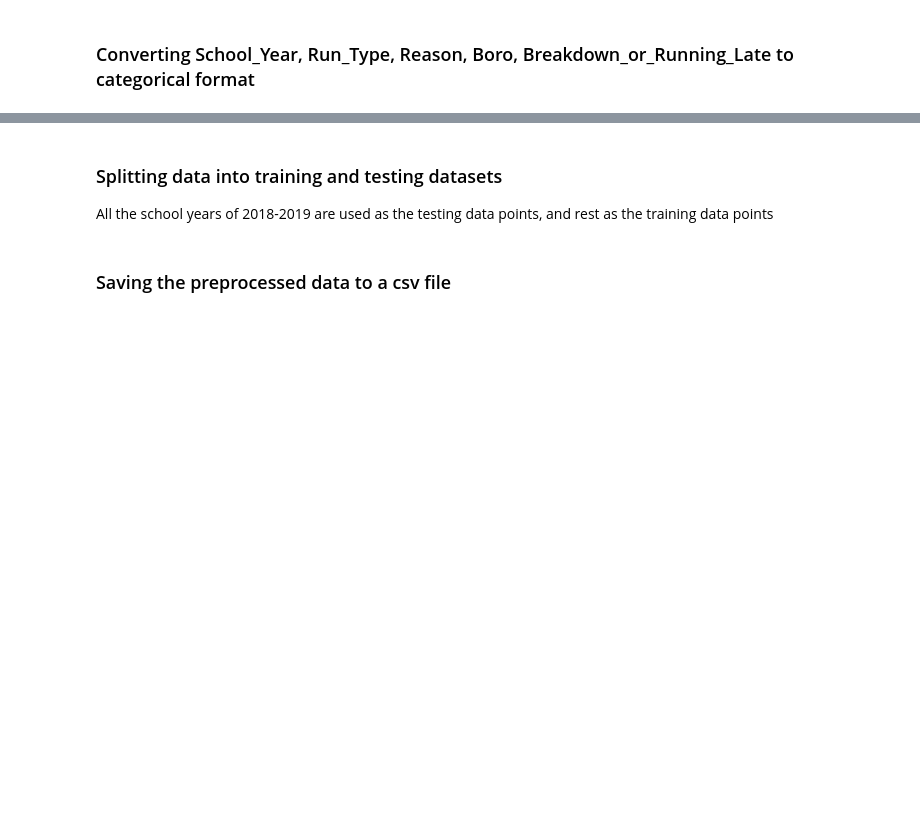
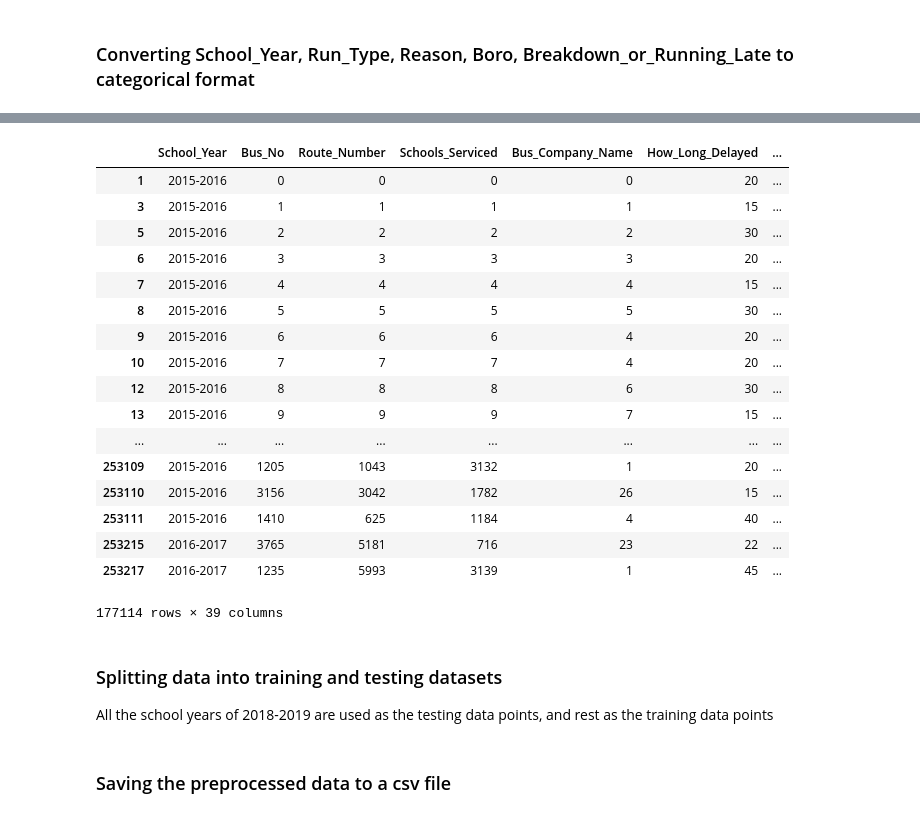
Before and after one commit to dhruvsharma15/bus_delay_prediction, a Jupyter notebook: data_preprocessing.ipynb, the cells around one changed output, grey strips where cells are left out. Saved outputs shown, nothing was run; the diff lists cells and outputs as text; code cells hidden in the pictures; blank space fills up the shorter version.

```diff
--- a/data_preprocessing.ipynb
+++ b/data_preprocessing.ipynb
@@ -333,0 +462,40 @@ Name: School_Year, dtype: int64
+# %%
+bus_no_unique = subsampled_data['Bus_No'].unique()
+bus_no_dict = { bus_no_unique[i]:i for i in range(0, len(bus_no_unique) ) }
+
+route_no_unique = subsampled_data['Route_Number'].unique()
+route_no_dict = { route_no_unique[i]:i for i in range(0, len(route_no_unique) ) }
+
+school_no_unique = subsampled_data['Schools_Serviced'].unique()
+school_no_dict = { school_no_unique[i]:i for i in range(0, len(school_no_unique) ) }
+
+bus_company_unique = subsampled_data['Bus_Company_Name'].unique()
+bus_company_dict = { bus_company_unique[i]:i for i in range(0, len(bus_company_unique) ) }
+# %%
+def to_int(val, int_dict):
+    return int_dict[val]
+
+subsampled_data.Bus_No = subsampled_data.Bus_No.apply(to_int, args = [bus_no_dict])
+subsampled_data.Route_Number = subsampled_data.Route_Number.apply(to_int, args = [route_no_dict])
+subsampled_data.Schools_Serviced = subsampled_data.Schools_Serviced.apply(to_int, args = [school_no_dict])
+subsampled_data.Bus_Company_Name = subsampled_data.Bus_Company_Name.apply(to_int, args = [bus_company_dict])
+subsampled_data
+# %% [output]
+|  | School_Year | Bus_No | Route_Number | Schools_Serviced | Bus_Company_Name | How_Long_Delayed | ... |
+| 1 | 2015-2016 | 0 | 0 | 0 | 0 | 20 | ... |
+| 3 | 2015-2016 | 1 | 1 | 1 | 1 | 15 | ... |
+| 5 | 2015-2016 | 2 | 2 | 2 | 2 | 30 | ... |
+| 6 | 2015-2016 | 3 | 3 | 3 | 3 | 20 | ... |
+| 7 | 2015-2016 | 4 | 4 | 4 | 4 | 15 | ... |
+| 8 | 2015-2016 | 5 | 5 | 5 | 5 | 30 | ... |
+| 9 | 2015-2016 | 6 | 6 | 6 | 4 | 20 | ... |
+| 10 | 2015-2016 | 7 | 7 | 7 | 4 | 20 | ... |
+| 12 | 2015-2016 | 8 | 8 | 8 | 6 | 30 | ... |
+| 13 | 2015-2016 | 9 | 9 | 9 | 7 | 15 | ... |
+| ... | ... | ... | ... | ... | ... | ... | ... |
+| 253109 | 2015-2016 | 1205 | 1043 | 3132 | 1 | 20 | ... |
+| 253110 | 2015-2016 | 3156 | 3042 | 1782 | 26 | 15 | ... |
+| 253111 | 2015-2016 | 1410 | 625 | 1184 | 4 | 40 | ... |
+| 253215 | 2016-2017 | 3765 | 5181 | 716 | 23 | 22 | ... |
+| 253217 | 2016-2017 | 1235 | 5993 | 3139 | 1 | 45 | ... |
+177114 rows × 39 columns
```
Also changed, not shown: parts of 22 cells of this notebook, 1 other file.
